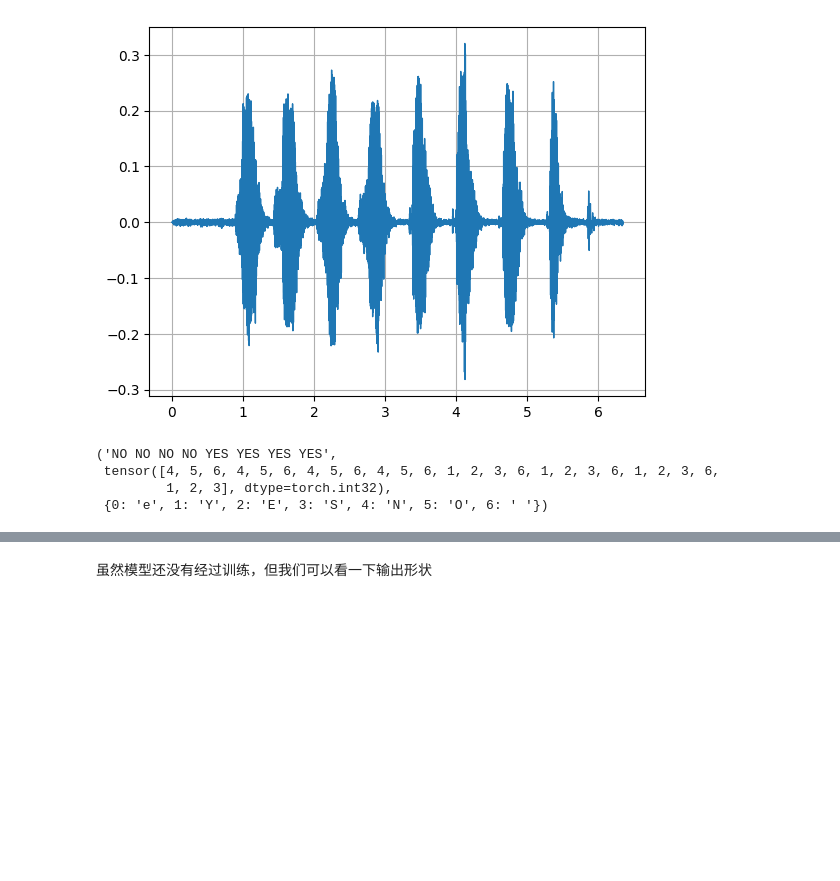
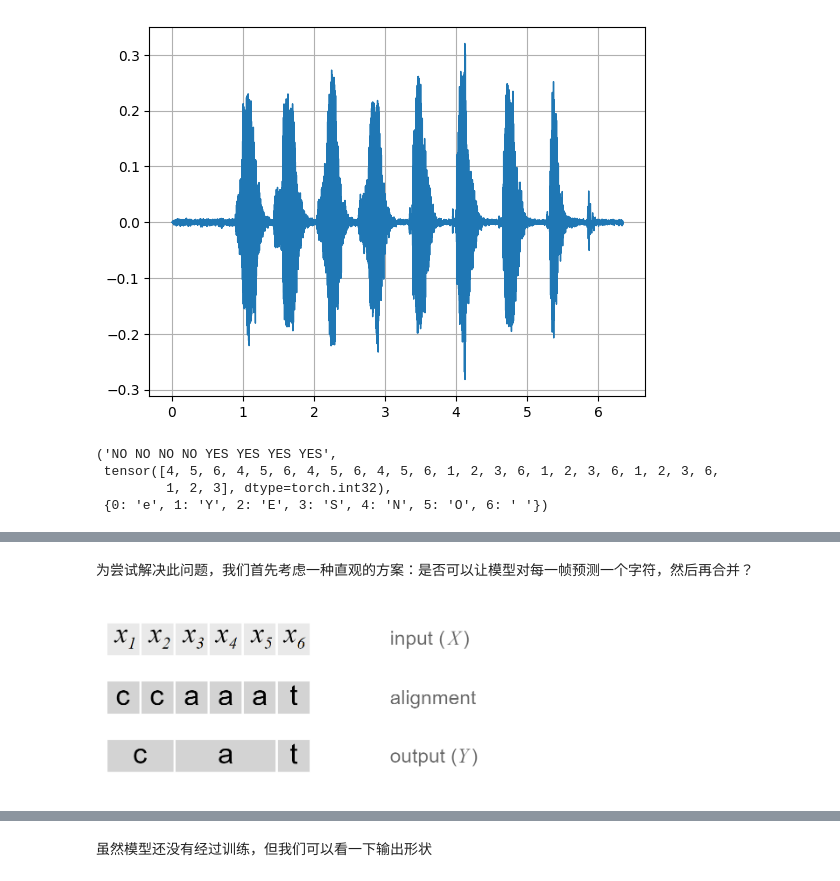
Before and after one commit to jimbozhang/yesno-example-for-undergraduates, a Jupyter notebook: train/train.ipynb, the cells around one changed output, grey strips where cells are left out. Drawn from its saved outputs; the diff is of its cells as text; code cells hidden in the pictures; blank space fills up the shorter version.

```diff
--- a/train/train.ipynb
+++ b/train/train.ipynb
@@ -169,0 +206,6 @@ text, labels, dict(enumerate(index_to_char))
+# %% [markdown]
+为尝试解决此问题，我们首先考虑一种直观的方案：是否可以让模型对每一帧预测一个字符，然后再合并？
+# %%
+Image("../.pic/ctc-1.png", width=400)
+# %% [output]
+[figure, added]
```
Also changed, not shown: parts of 24 cells of this notebook, 4 other files.
